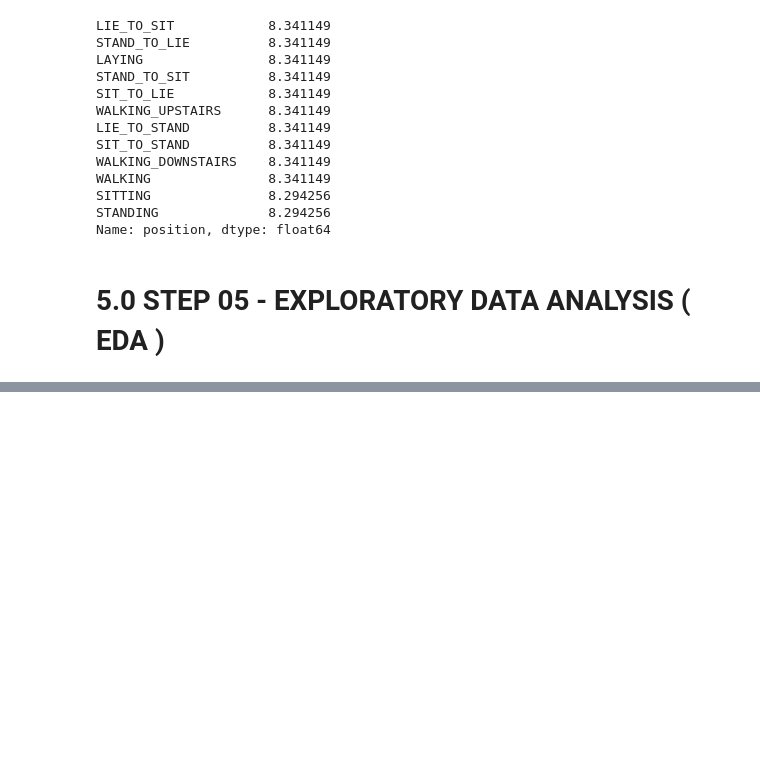
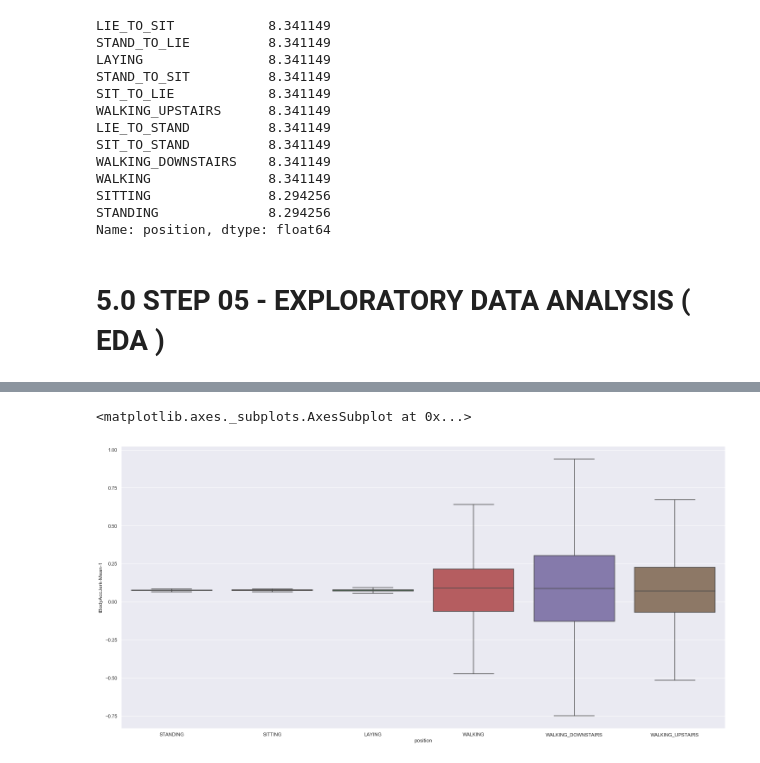
Before and after one commit to panambY/Human_Activity_Recognition, a Jupyter notebook: Human_Activity_Recognition.ipynb, the cells around one changed output, grey strips where cells are left out. Cells and saved outputs as stored; diff of their text form; code cells hidden in the pictures; blank space fills up the shorter version.

```diff
--- a/Human_Activity_Recognition.ipynb
+++ b/Human_Activity_Recognition.ipynb
@@ -436,0 +382,5 @@ sns.distplot( df51[df51['position'] == 'LIE_TO_STAND']['tBodyAcc-Energy-1'], lab
+# %%
+    sns.boxplot(x='position', y='tBodyAccJerk-Mean-1',data=df51[(df51['position']=='WALKING') | (df51['position']=='WALKING_UPSTAIRS') | (df51['position']=='WALKING_DOWNSTAIRS') | (df51['position']=='SITTING') | (df51['position']=='STANDING') | (df51['position']=='LAYING') ], showfliers=False)
+# %% [output]
+<matplotlib.axes._subplots.AxesSubplot at 0x...>
+[figure, added]
```
Also changed, not shown: parts of 41 cells of this notebook.
